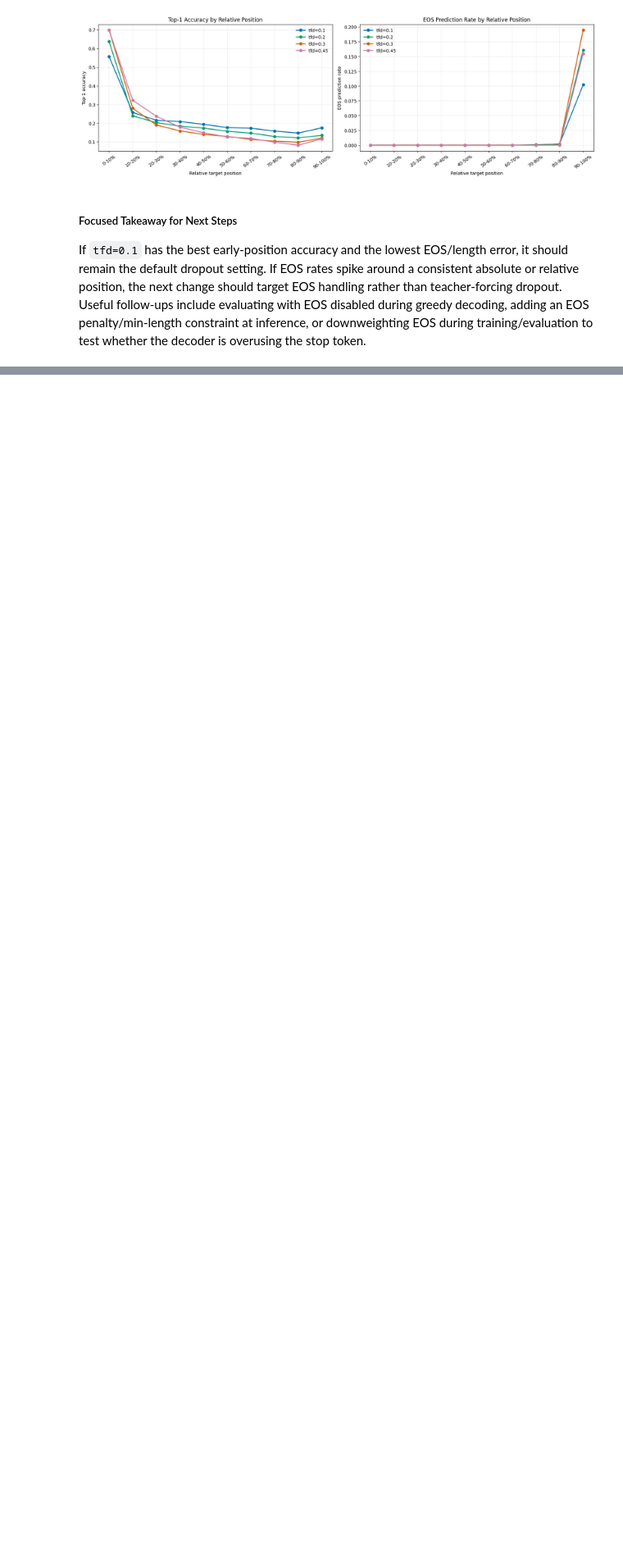
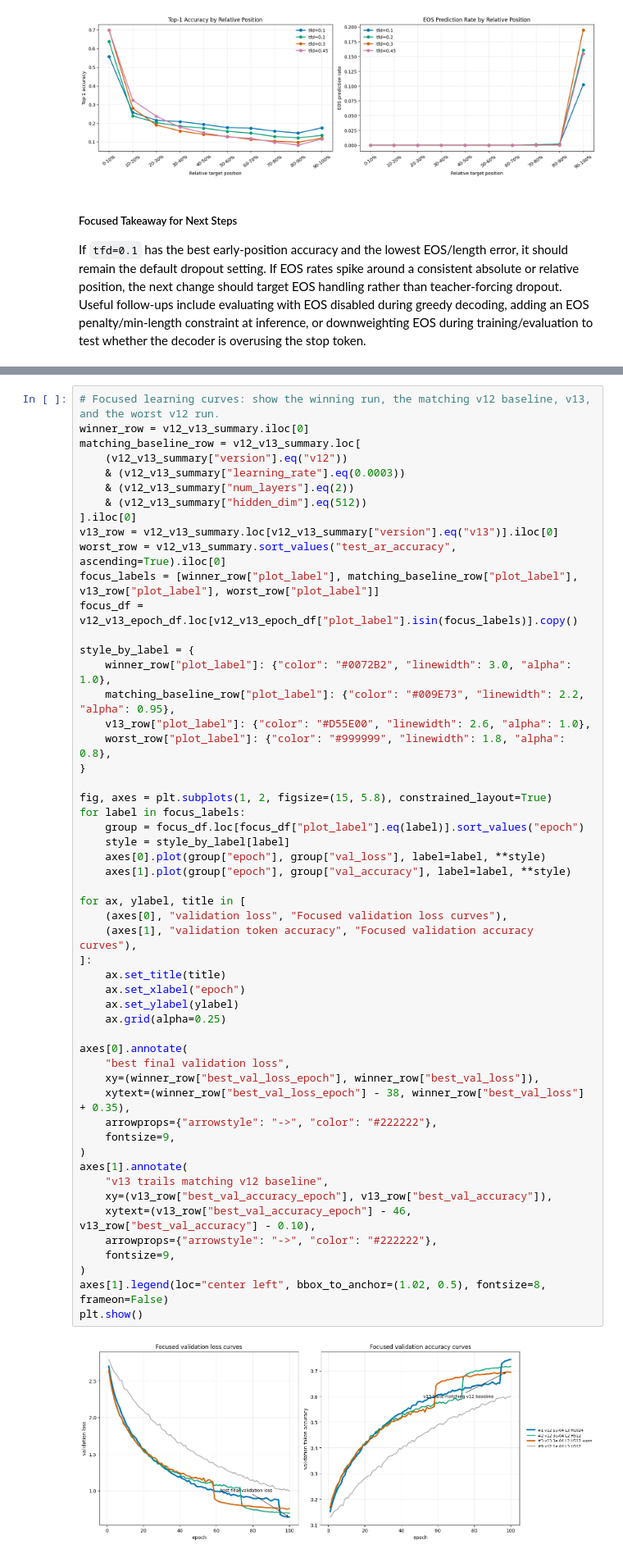
Before and after one commit to Jschechter18/protein-sequence-augmentation, a Jupyter notebook: Code/notebooks/checkpoint_history_error_analysis_v7_v13.ipynb, the cells around one changed output, grey strips where cells are left out. Shown at 82% size. Saved outputs shown, nothing was run; the diff lists cells and outputs as text; blank space fills up the shorter version.

```diff
--- a/Code/notebooks/checkpoint_history_error_analysis_v7_v8_v9_vs_v5.ipynb
+++ b/Code/notebooks/checkpoint_history_error_analysis_v7_v13.ipynb
@@ -2537,0 +2839,55 @@ If `tfd=0.1` has the best early-position accuracy and the lowest EOS/length erro
+# %%
+# Focused learning curves: show the winning run, the matching v12 baseline, v13, and the worst v12 run.
+winner_row = v12_v13_summary.iloc[0]
+matching_baseline_row = v12_v13_summary.loc[
+    (v12_v13_summary["version"].eq("v12"))
+    & (v12_v13_summary["learning_rate"].eq(0.0003))
+    & (v12_v13_summary["num_layers"].eq(2))
+    & (v12_v13_summary["hidden_dim"].eq(512))
+].iloc[0]
+v13_row = v12_v13_summary.loc[v12_v13_summary["version"].eq("v13")].iloc[0]
+worst_row = v12_v13_summary.sort_values("test_ar_accuracy", ascending=True).iloc[0]
+focus_labels = [winner_row["plot_label"], matching_baseline_row["plot_label"], v13_row["plot_label"], worst_row["plot_label"]]
+focus_df = v12_v13_epoch_df.loc[v12_v13_epoch_df["plot_label"].isin(focus_labels)].copy()
+
+style_by_label = {
+    winner_row["plot_label"]: {"color": "#0072B2", "linewidth": 3.0, "alpha": 1.0},
+    matching_baseline_row["plot_label"]: {"color": "#009E73", "linewidth": 2.2, "alpha": 0.95},
+    v13_row["plot_label"]: {"color": "#D55E00", "linewidth": 2.6, "alpha": 1.0},
+    worst_row["plot_label"]: {"color": "#999999", "linewidth": 1.8, "alpha": 0.8},
+}
+
+fig, axes = plt.subplots(1, 2, figsize=(15, 5.8), constrained_layout=True)
+for label in focus_labels:
+    group = focus_df.loc[focus_df["plot_label"].eq(label)].sort_values("epoch")
+    style = style_by_label[label]
+    axes[0].plot(group["epoch"], group["val_loss"], label=label, **style)
+    axes[1].plot(group["epoch"], group["val_accuracy"], label=label, **style)
+
+for ax, ylabel, title in [
+    (axes[0], "validation loss", "Focused validation loss curves"),
+    (axes[1], "validation token accuracy", "Focused validation accuracy curves"),
+]:
+    ax.set_title(title)
+    ax.set_xlabel("epoch")
+    ax.set_ylabel(ylabel)
+    ax.grid(alpha=0.25)
+
+axes[0].annotate(
+    "best final validation loss",
+    xy=(winner_row["best_val_loss_epoch"], winner_row["best_val_loss"]),
+    xytext=(winner_row["best_val_loss_epoch"] - 38, winner_row["best_val_loss"] + 0.35),
+    arrowprops={"arrowstyle": "->", "color": "#222222"},
+    fontsize=9,
+)
+axes[1].annotate(
+    "v13 trails matching v12 baseline",
+    xy=(v13_row["best_val_accuracy_epoch"], v13_row["best_val_accuracy"]),
+    xytext=(v13_row["best_val_accuracy_epoch"] - 46, v13_row["best_val_accuracy"] - 0.10),
+    arrowprops={"arrowstyle": "->", "color": "#222222"},
+    fontsize=9,
+)
+axes[1].legend(loc="center left", bbox_to_anchor=(1.02, 0.5), fontsize=8, frameon=False)
+plt.show()
+# %% [output]
+[figure, added]
```
Also changed, not shown: parts of 15 cells of this notebook, 11 other files.
